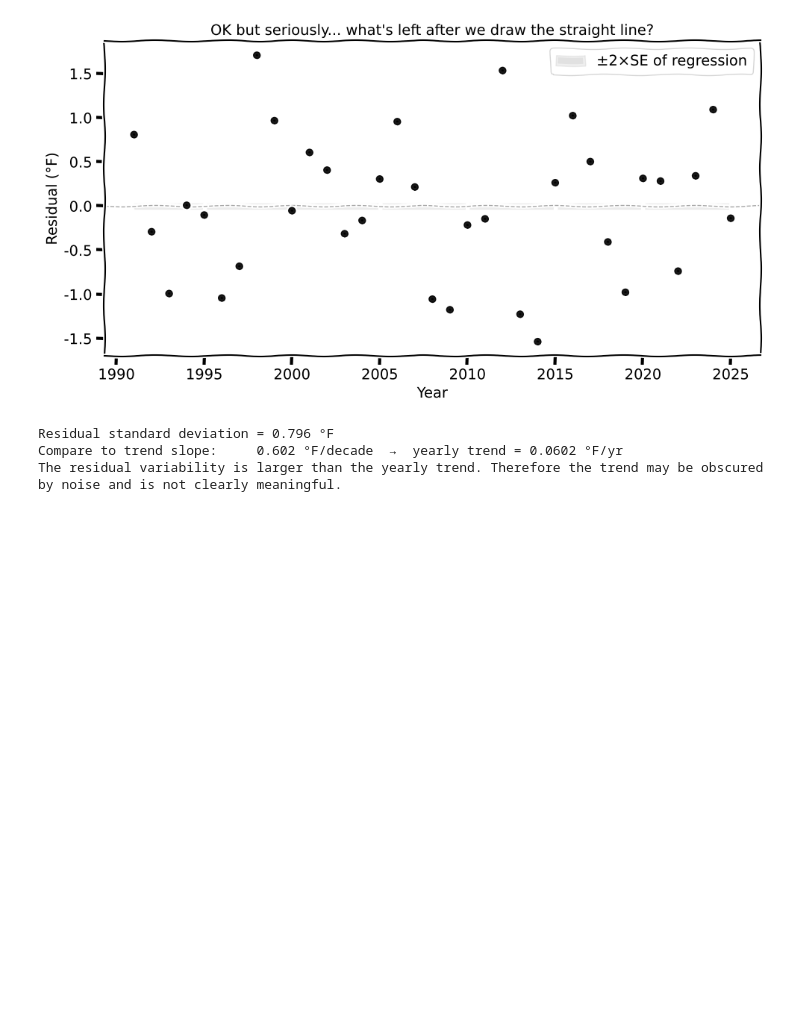
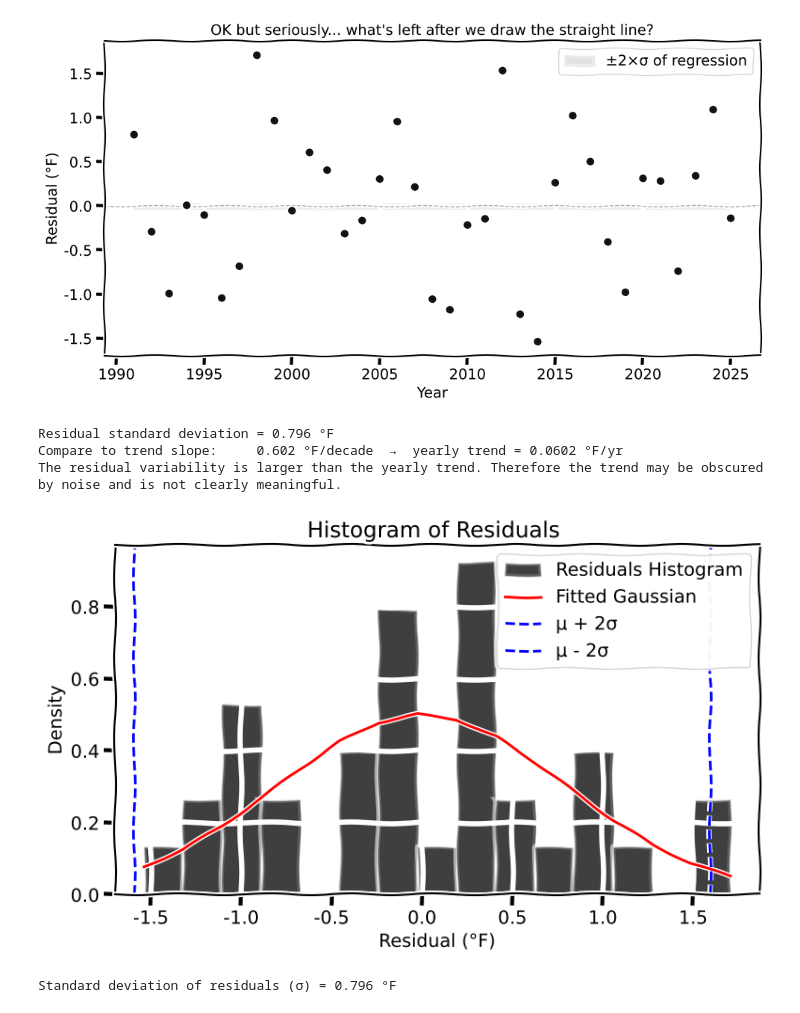
Before and after one commit to quantizedreza/Planatary-Physics, a Jupyter notebook: Earth-T/temperature_trend.ipynb, the cells around one changed output. Saved outputs shown, nothing was run; the diff lists cells and outputs as text; code cells hidden in the pictures; blank space fills up the shorter version.

```diff
--- a/Earth-T/temperature_trend.ipynb
+++ b/Earth-T/temperature_trend.ipynb
@@ -146,3 +146,22 @@ else:
 Residual standard deviation = 0.796 °F
 Compare to trend slope:     0.602 °F/decade  →  yearly trend = 0.0602 °F/yr
 The residual variability is larger than the yearly trend. Therefore the trend may be obscured by noise and is not clearly meaningful.
+# %%
+# add the sigma to the histogram plot as vertical lines
+with plt.xkcd():
+    plt.figure(figsize=(8, 5))
+    count, bins, ignored = plt.hist(residuals, bins=15, density=True, color='black', alpha=0.5, edgecolor='white', label='Residuals Histogram')
+    plt.plot(bins, norm.pdf(bins, mu, sigma), 'r-', linewidth=2, label='Fitted Gaussian')
+    plt.axvline(mu + 2*sigma, color='blue', linestyle='--', label='μ + 2σ')
+    plt.axvline(mu - 2*sigma, color='blue', linestyle='--', label='μ - 2σ')
+    plt.title("Histogram of Residuals ")
+    plt.xlabel("Residual (°F)")
+    plt.ylabel("Density")
+    plt.legend()
+    plt.grid(True, alpha=0.3)
+    plt.tight_layout()
+    plt.show()
+    print(f"Standard deviation of residuals (σ) = {sigma:.3f} °F")
+# %% [output]
+[figure, added]
+Standard deviation of residuals (σ) = 0.796 °F
```
Also changed, not shown: parts of 1 cell of this notebook.
